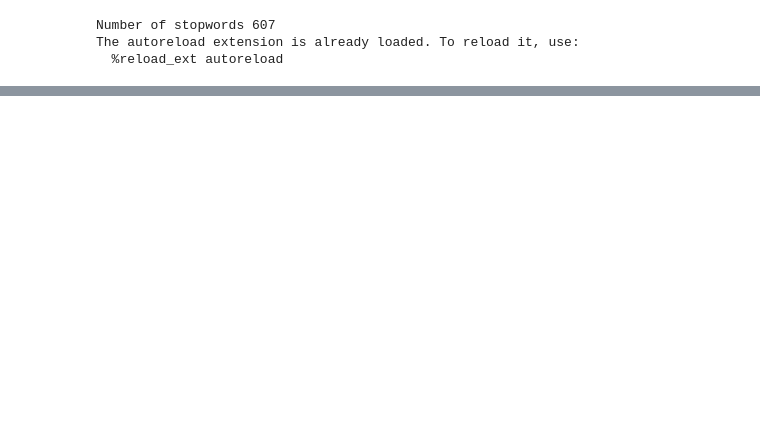
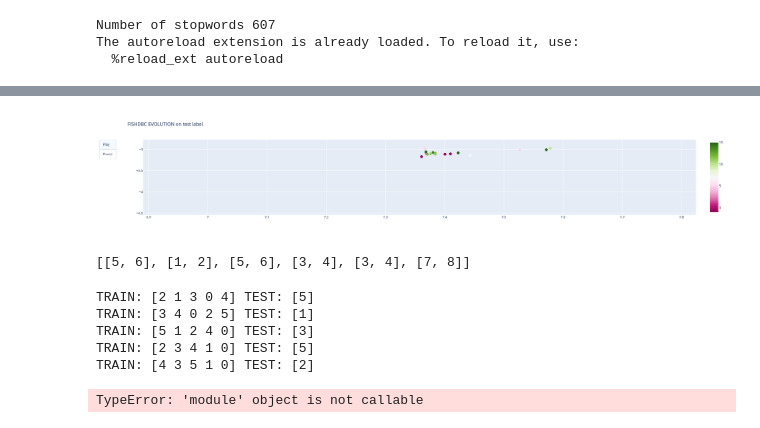
Before and after one commit to spring-media/ci-topic-thunder, a Jupyter notebook: notebooks/FISH.ipynb, the cells around one changed output, grey strips where cells are left out. Saved outputs shown, nothing was run; the diff lists cells and outputs as text; code cells hidden in the pictures; blank space fills up the shorter version.

```diff
--- a/notebooks/FISH.ipynb
+++ b/notebooks/FISH.ipynb
@@ -129,0 +193,10 @@ for ef in efs:
+# %%
+umap_embeddings = modeling._preload_umap_reduce(embeddings,model='bert-german-dbmdz-uncased-sentence-stsb/umap_100k_19-neighbors_32-comps.pkl')
+viz = modeling.load_umap_viz_and_reduce(embeddings)
+
+#Trying out mean of two embeddings = no big diffrence
+headline_umap_embeddings = modeling._preload_umap_reduce(headline_embeddings,model='bert-german-dbmdz-uncased-sentence-stsb/umap_100k_19-neighbors_32-comps.pkl')
+emb=np.array([np.mean( np.array([ a, b ]), axis=0 ) for (a,b) in zip(umap_embeddings,headline_umap_embeddings)])
+
+
+silhouette_score(umap_embeddings,y.values),silhouette_score(headline_umap_embeddings,y.values),silhouette_score(emb,y.values)
@@ -129,0 +331,56 @@ for ef in efs:
+# %%
+# import plotly.graph_objects as go
+
+fig = go.Figure(
+
+    data=[frames[0].data[0]],
+    layout=go.Layout(
+        xaxis=dict(range=[2,16] ,autorange=False),
+        yaxis=dict(range=[-6,8] ,autorange=False),
+        title="FISHDBC EVOLUTION on test label",
+        updatemenus=[dict(
+            type="buttons",
+            buttons=[dict(label="Play",
+                          method="animate",
+                          args=[None,{
+        "mode": 'immediate',"fromcurrent": True,
+        "transition": {"duration": 300}}]),
+            {
+                "args": [[None], {"frame": {"duration": 0, "redraw": False},
+                                  "mode": "immediate",
+                                  "transition": {"duration": 0}}],
+                "label": "Pause",
+                "method": "animate"
+            }
+
+
+                    ])]
+    ),
+    frames=frames[1:]
+
+)
+
+fig.show()
+# %% [output]
+[figure, added]
+# %%
+s=[[1, 2], [3, 4], [5, 6], [7, 8], [3, 4], [5, 6]]
+np.random.shuffle(s)
+s
+# %% [output]
+[[5, 6], [1, 2], [5, 6], [3, 4], [3, 4], [7, 8]]
+# %%
+from sklearn.model_selection import ShuffleSplit
+X = np.array([[1, 2], [3, 4], [5, 6], [7, 8], [3, 4], [5, 6]])
+y = np.array([1, 2, 1, 2, 1, 2])
+rs = ShuffleSplit(n_splits=5,  random_state=0)
+rs
+
+for train_index, test_index in rs.split(X):
+    print("TRAIN:", train_index, "TEST:", test_index)
+# %% [output]
+TRAIN: [2 1 3 0 4] TEST: [5]
+TRAIN: [3 4 0 2 5] TEST: [1]
+TRAIN: [5 1 2 4 0] TEST: [3]
+TRAIN: [2 3 4 1 0] TEST: [5]
+TRAIN: [4 3 5 1 0] TEST: [2]
@@ -129,0 +389,4 @@ for ef in efs:
+# %%
+cl = DenStream()
+# %% [output]
+TypeError: 'module' object is not callable
```
Also changed, not shown: parts of 19 cells of this notebook, 10 other files.
